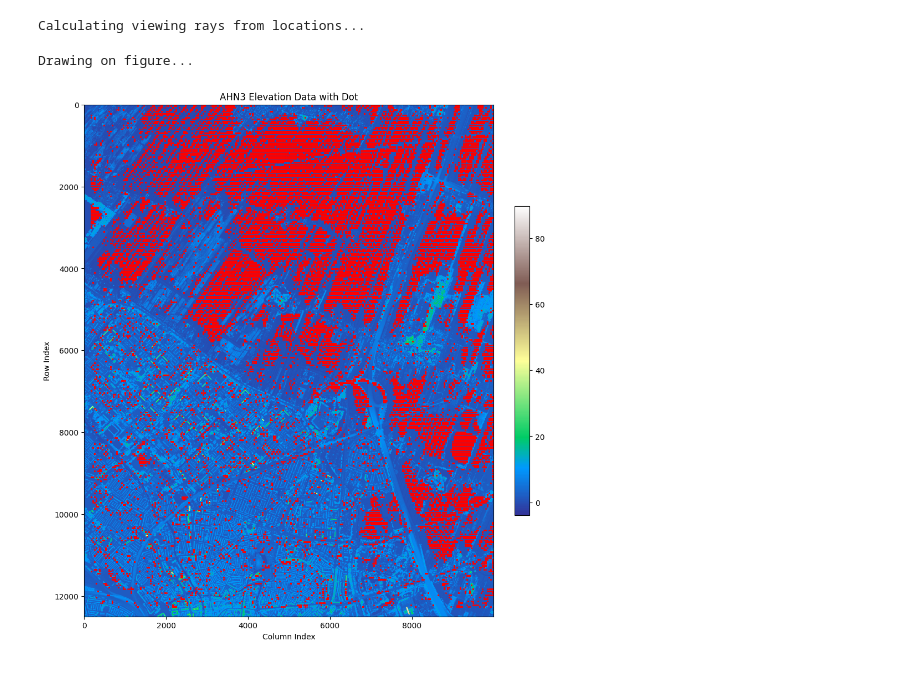
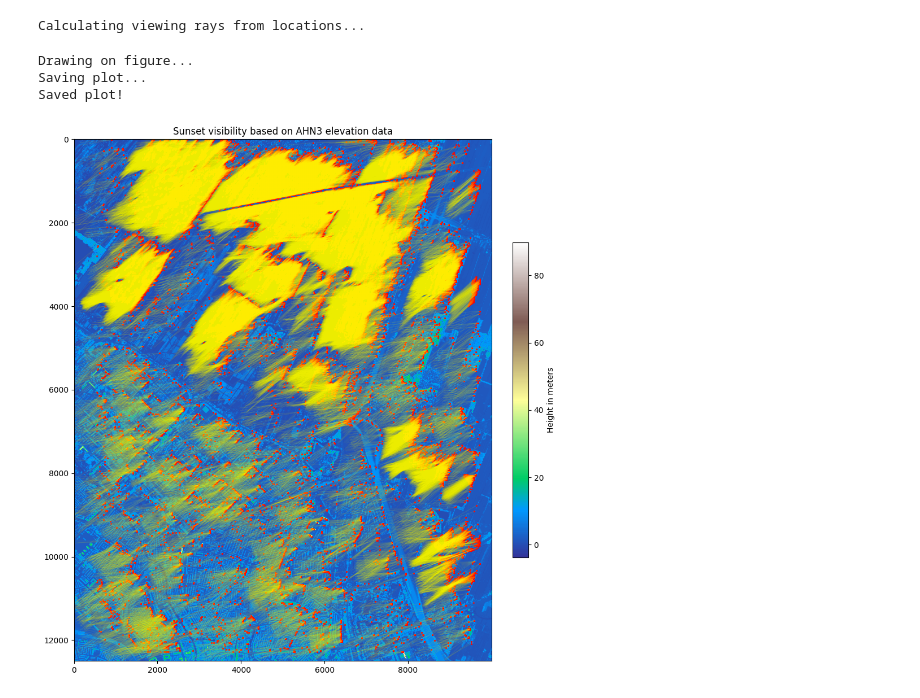
Before and after one commit to Simon-Dirks/sunsets, a Jupyter notebook: main.ipynb, the cells around one changed output. Cells and saved outputs as stored; diff of their text form; code cells hidden in the pictures.

Commit message:
Save plot to high DPI file

```diff
--- a/main.ipynb
+++ b/main.ipynb
@@ -24,10 +25,9 @@ def draw_dots_and_rays(ax, hits_list):
         ax.plot([xs, ray_xs], [ys, ray_ys], color='yellow', linewidth=1, alpha=LINE_ALPHA)
 
 
-def preview_geotiff_with_dots(locations):
+def plot_geotiff_with_visibility(locations):
     elev_data, _ = get_geotiff()
 
-    # find all the hits in parallel using joblib
     print("Calculating viewing rays from locations...")
     hits = Parallel(n_jobs=-1)(delayed(shoot_ray_to_higher_altitude)(elev_data, x, y, angle) for x, y in tqdm(locations) for angle in range(MIN_ANGLE, MAX_ANGLE, ANGLE_STEP))
 
@@ -46,6 +46,7 @@ def preview_geotiff_with_dots(locations):
 
     # add a colorbar to the plot
     cbar = fig.colorbar(im, ax=ax, fraction=0.03, pad=0.04)
+    cbar.set_label('Height in meters')
 
     # save the hits to a list
     hits_list = [hit for hit in hits if hit is not None]
@@ -54,9 +55,14 @@ def preview_geotiff_with_dots(locations):
     draw_dots_and_rays(ax, hits_list)
 
     # set the plot title and axis labels
-    ax.set_title("AHN3 Elevation Data with Dot")
-    ax.set_xlabel("Column Index")
-    ax.set_ylabel("Row Index")
+    ax.set_title("Sunset visibility based on AHN3 elevation data")
+
+    # save the plot
+    if SAVE_PLOT:
+        print("Saving plot...")
+        plt.savefig(SAVED_PLOT_FILE_NAME, dpi=300)
+        print("Saved plot!")
+
 
     # display the plot
     plt.show()
@@ -148,7 +158,9 @@ FILE_NAME = "R_31HN2.TIF"
 # %%
-locations = get_sample_grid_locations(256)
-preview_geotiff_with_dots(locations)
+locations = get_sample_grid_locations(512)
+plot_geotiff_with_visibility(locations)
 # %% [output]
 Calculating viewing rays from locations...
 Drawing on figure...
+Saving plot...
+Saved plot!
-[figure, old version]
+[figure, new version]
```
Also changed, not shown: parts of 4 cells of this notebook, 1 other file.
